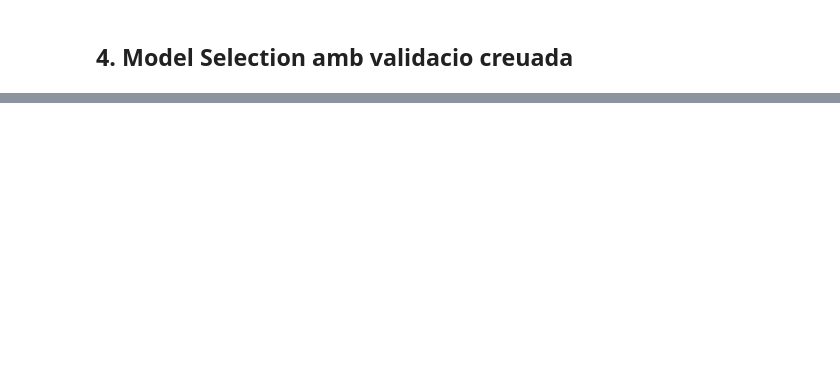
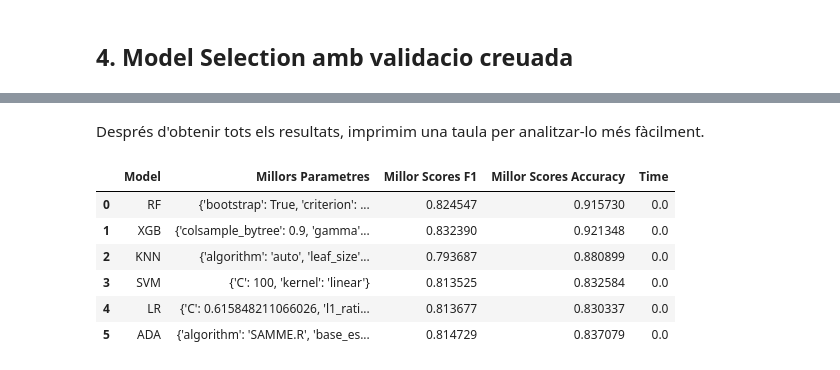
Before and after one commit to Janpb1/APC-TITANIC, a Jupyter notebook: EntregaPractica.ipynb, the cells around one changed output, grey strips where cells are left out. Saved outputs shown, nothing was run; the diff lists cells and outputs as text; code cells hidden in the pictures; blank space fills up the shorter version.

```diff
--- a/EntregaPractica.ipynb
+++ b/EntregaPractica.ipynb
@@ -868,0 +833,23 @@ f1_scores
+# %% [markdown]
+Després d'obtenir tots els resultats, imprimim una taula per analitzar-lo més fàcilment.
+# %%
+results_2 = []
+for result in results:
+    results_2.append({
+        'Model': result['Model'],
+        'Millors Parametres': result['Millors Parametres'],
+        'Millor Scores F1': result['Millor Scores']['f1_macro'],
+        'Millor Scores Accuracy': result['Millor Scores']['accuracy'],
+        'Time': result['Time']
+    })
+
+df = pd.DataFrame(results_2)
+df
+# %% [output]
+|  | Model | Millors Parametres | Millor Scores F1 | Millor Scores Accuracy | Time |
+| 0 | RF | {'bootstrap': True, 'criterion': ... | 0.824547 | 0.915730 | 0.0 |
+| 1 | XGB | {'colsample_bytree': 0.9, 'gamma'... | 0.832390 | 0.921348 | 0.0 |
+| 2 | KNN | {'algorithm': 'auto', 'leaf_size'... | 0.793687 | 0.880899 | 0.0 |
+| 3 | SVM | {'C': 100, 'kernel': 'linear'} | 0.813525 | 0.832584 | 0.0 |
+| 4 | LR | {'C': 0.615848211066026, 'l1_rati... | 0.813677 | 0.830337 | 0.0 |
+| 5 | ADA | {'algorithm': 'SAMME.R', 'base_es... | 0.814729 | 0.837079 | 0.0 |
```
Also changed, not shown: parts of 74 cells of this notebook.
